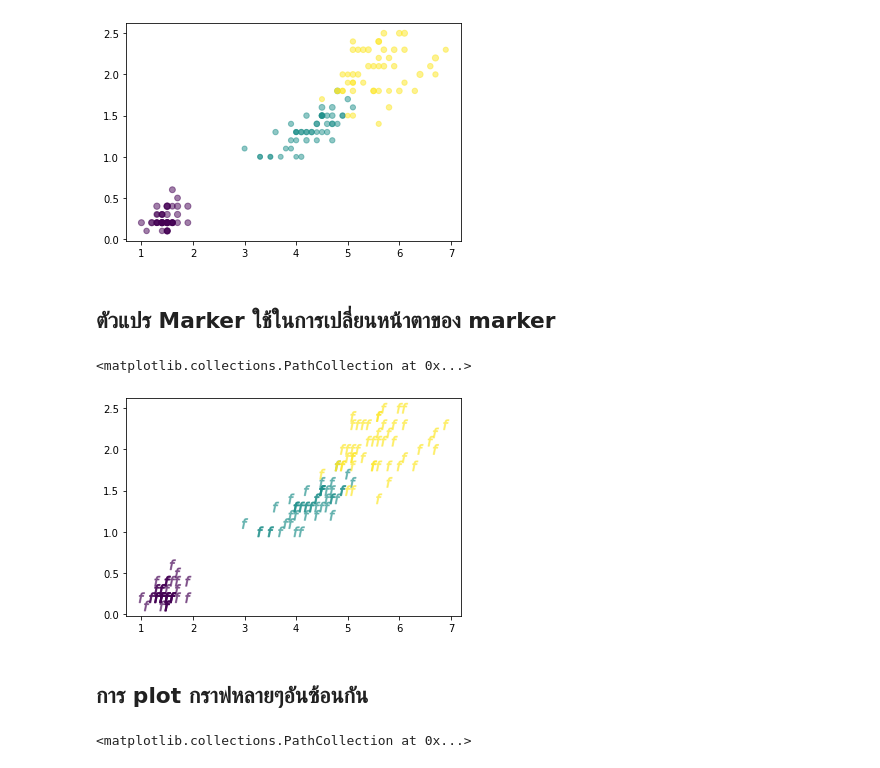
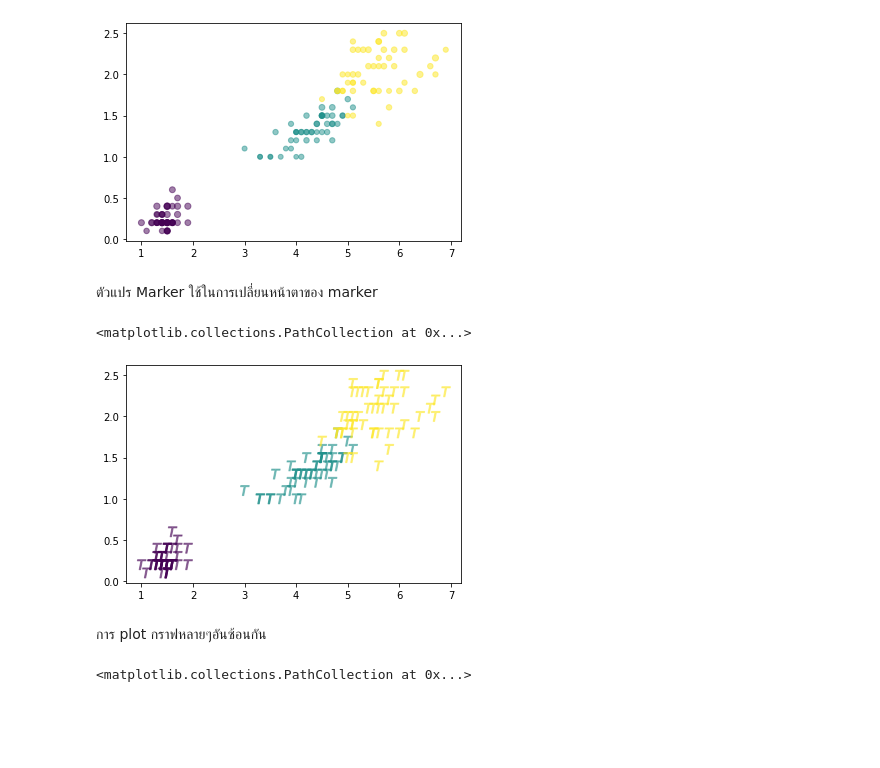
Before and after one commit to Sasitorn15/data_viz, a Jupyter notebook: Visualize_Data_Distribution_(02).ipynb, the cells around one changed output. Cells and saved outputs as stored; diff of their text form; code cells hidden in the pictures; blank space fills up the shorter version.

Commit message:
จบ  scatter plot- bubble

```diff
--- a/Visualize_Data_Distribution_(02).ipynb
+++ b/Visualize_Data_Distribution_(02).ipynb
@@ -40,5 +43,4 @@ set(df['Name']) #ดูว่ามีค่าอะไรบ้าง
 # %% [output]
 {'Iris-setosa', 'Iris-versicolor', 'Iris-virginica'}
 # %%
-df2 = df.replace({'Iris-setosa': 0, 'Iris-versicolor': 1, 'Iris-virginica':2})
-df2
+df_c = df.replace({'Iris-setosa':0,'Iris-versicolor':1, 'Iris-virginica':2})
@@ -76,14 +64,14 @@ plt.scatter(df['PetalLength'],df['PetalWidth'],s=10*df['SepalWidth'],c=df2['Name
 <matplotlib.collections.PathCollection at 0x...>
 [figure]
 # %% [markdown]
-## ตัวแปร Marker ใช้ในการเปลี่ยนหน้าตาของ marker
+ตัวแปร Marker ใช้ในการเปลี่ยนหน้าตาของ marker
 # %%
-plt.scatter(df['PetalLength'],df['PetalWidth'],s=100,c=df2['Name'],alpha=0.5,marker='$f$')
+plt.scatter(df['PetalLength'],df['PetalWidth'],s=100,c=df_c['Name'],alpha=0.5,marker='$T$')
 # %% [output]
 <matplotlib.collections.PathCollection at 0x...>
-[figure, old version]
+[figure, new version]
 # %% [markdown]
-## การ plot กราฟหลายๆอันซ้อนกัน
+การ plot กราฟหลายๆอันซ้อนกัน
 # %%
 plt.scatter(df['PetalLength'][:50],df['PetalWidth'][:50],s=100,c='m',alpha=0.5,marker='$S$')
 plt.scatter(df['PetalLength'][50:100],df['PetalWidth'][50:100],s=100,c='c',alpha=0.5,marker='$E$')
```
Also changed, not shown: parts of 34 cells of this notebook.
